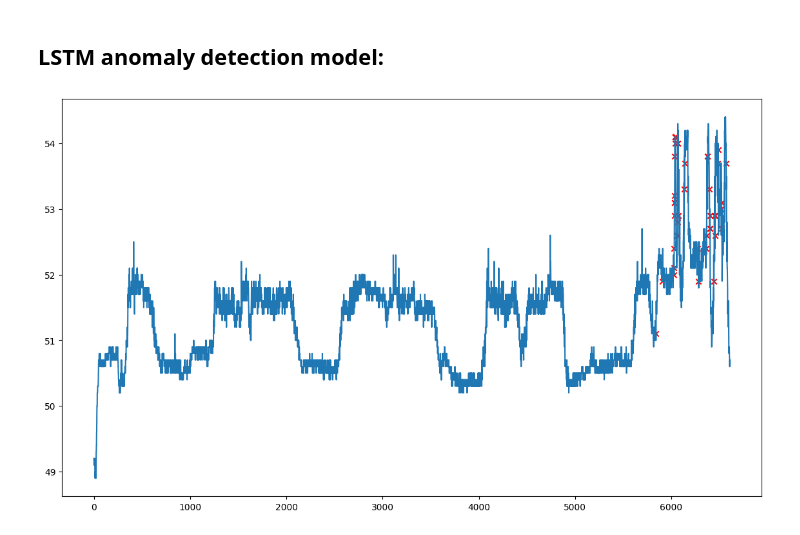
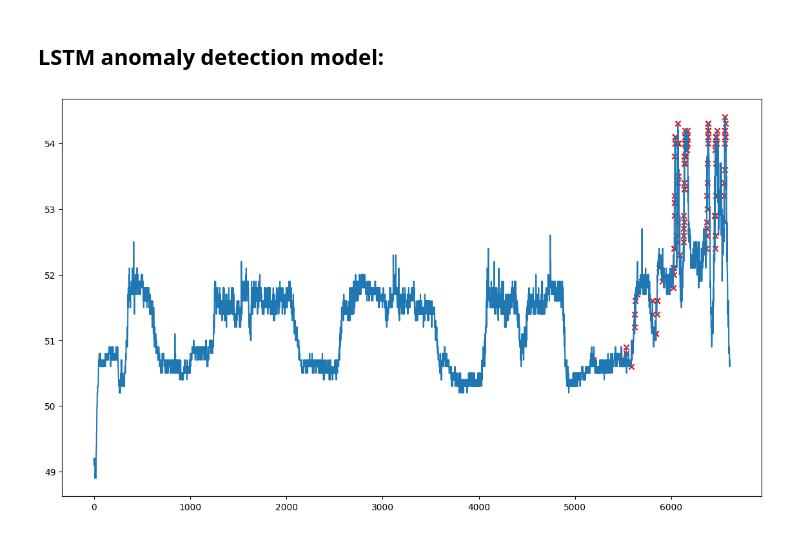
Before and after one commit to DefaultMaxim/anomaly-detection, a Jupyter notebook: example.ipynb, the cells around one changed output. Saved outputs shown, nothing was run; the diff lists cells and outputs as text; code cells hidden in the pictures.

```diff
--- a/example.ipynb
+++ b/example.ipynb
@@ -83,18 +83,18 @@ utils.anomalies_plot(data=data.iloc[:, 1],
 # %%
 model = models.ModelLSTM(1, 2, 1)
 
 anomaly_lstm = models.AnomalyLSTM(nn_model=model,
                                   data=data,
                                   num_epochs=5,
-                                  n_splits=15,
+                                  n_splits=3,
                                   threshold=3,
                                   plot=False,
                                   all_outputs=True,
                                   show_print=False)
 
 anomalies = anomaly_lstm.anomalies
+
+utils.anomalies_plot(data=data.iloc[:, 1],
+                     anomalies=anomalies)
+# %% [output]
+[figure, added]
-# %%
-utils.anomalies_plot(data=data.iloc[:, 1],
-                     anomalies=anomalies)
-# %% [output]
-[figure, removed]
```
Also changed, not shown: parts of 1 cell of this notebook.
